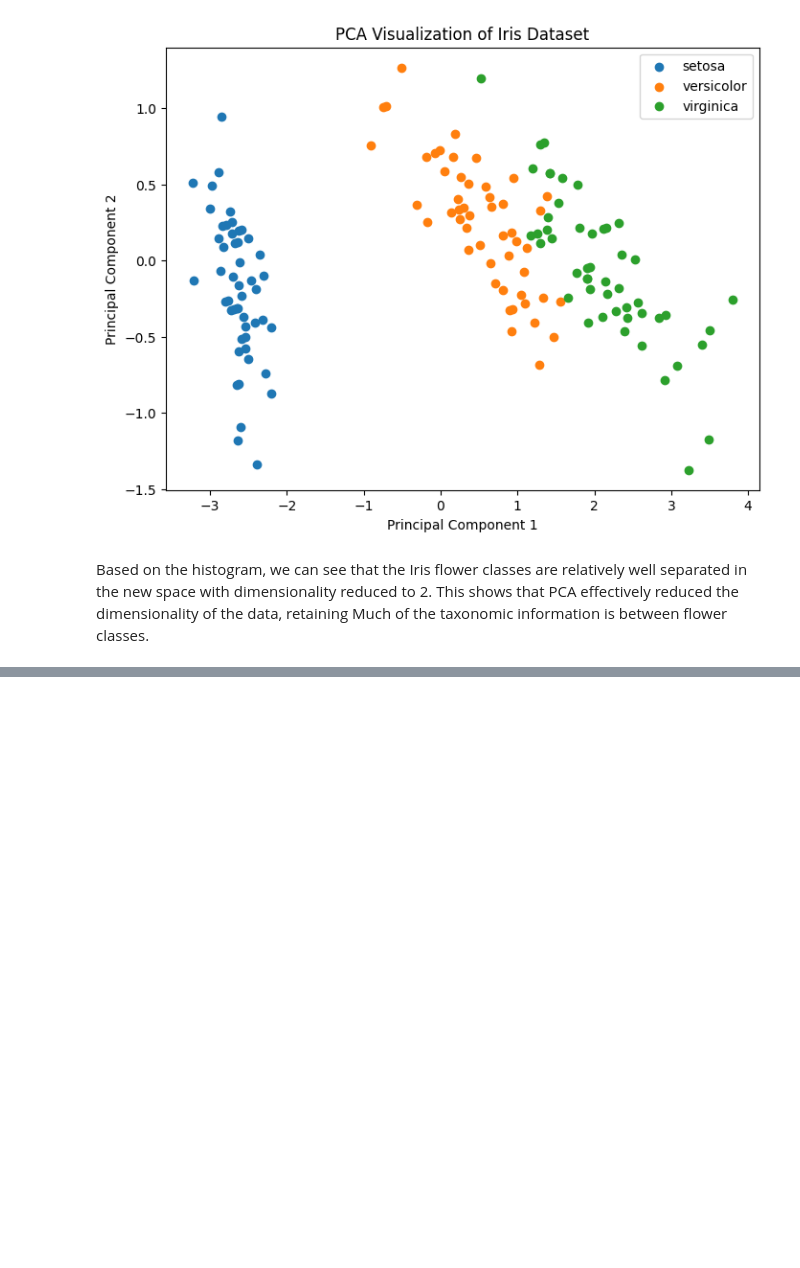
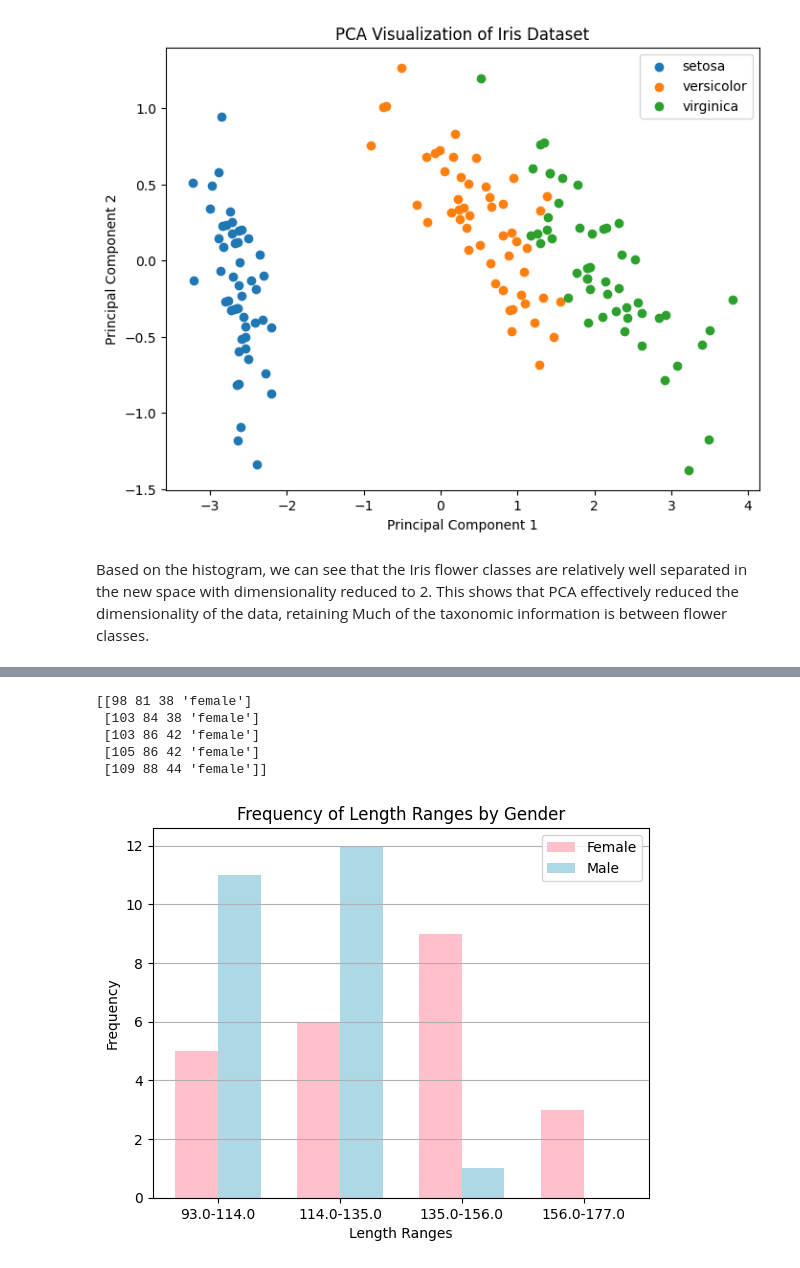
Before and after one commit to TheDan53-Forwork/Multi-Dimensional-Data-Processing, a Jupyter notebook: lab/lab1/21110256_HuynhNguyenTheDan_01_PCA.ipynb, the cells around one changed output, grey strips where cells are left out. Drawn from its saved outputs; the diff is of its cells as text; code cells hidden in the pictures; blank space fills up the shorter version.

```diff
--- a/lab/lab1/21110256_HuynhNguyenTheDan_01_PCA.ipynb
+++ b/lab/lab1/21110256_HuynhNguyenTheDan_01_PCA.ipynb
@@ -134,0 +127,54 @@ Based on the histogram, we can see that the Iris flower classes are relatively w
+# %%
+import numpy as np
+import pandas as pd
+import matplotlib.pyplot as plt
+from sklearn.datasets import load_iris
+from sklearn.decomposition import PCA
+
+# URL link containing the data
+url = "http://users.stat.umn.edu/~sandy/courses/8053/Data/Wichern_data/T6-9.dat"
+
+# Read data from the URL and store it in a DataFrame
+df = pd.read_table(url, sep="\s+", header=None)
+
+# Convert DataFrame to numpy ndarray
+data = df.values
+
+# Display some initial rows of the data
+print(data[:5])
+# %% [output]
+[[98 81 38 'female']
+ [103 84 38 'female']
+ [103 86 42 'female']
+ [105 86 42 'female']
+ [109 88 44 'female']]
+# %%
+# Extracting length and gender data
+lengths = data[:, 0].astype(float)
+genders = data[:, 3]
+
+# Define length ranges
+length_ranges = np.linspace(np.min(lengths), np.max(lengths), 5)  # Define your own length ranges here
+
+# Group data by gender and calculate frequency of length ranges
+female_lengths = [np.sum((lengths >= length_ranges[i]) & (lengths < length_ranges[i+1]) & (genders == 'female'))
+                  for i in range(len(length_ranges)-1)]
+male_lengths = [np.sum((lengths >= length_ranges[i]) & (lengths < length_ranges[i+1]) & (genders == 'male'))
+                for i in range(len(length_ranges)-1)]
+
+# Plotting
+bar_width = 0.35
+index = np.arange(len(length_ranges)-1)
+plt.bar(index, female_lengths, bar_width, label='Female', color='pink')
+plt.bar(index + bar_width, male_lengths, bar_width, label='Male', color='lightblue')
+
+plt.xlabel('Length Ranges')
+plt.ylabel('Frequency')
+plt.title('Frequency of Length Ranges by Gender')
+plt.xticks(index + bar_width / 2, [f'{length_ranges[i]}-{length_ranges[i+1]}' for i in range(len(length_ranges)-1)])
+plt.legend()
+plt.grid(axis='y')
+
+plt.show()
+# %% [output]
+[figure, added]
```
Also changed, not shown: parts of 14 cells of this notebook.
